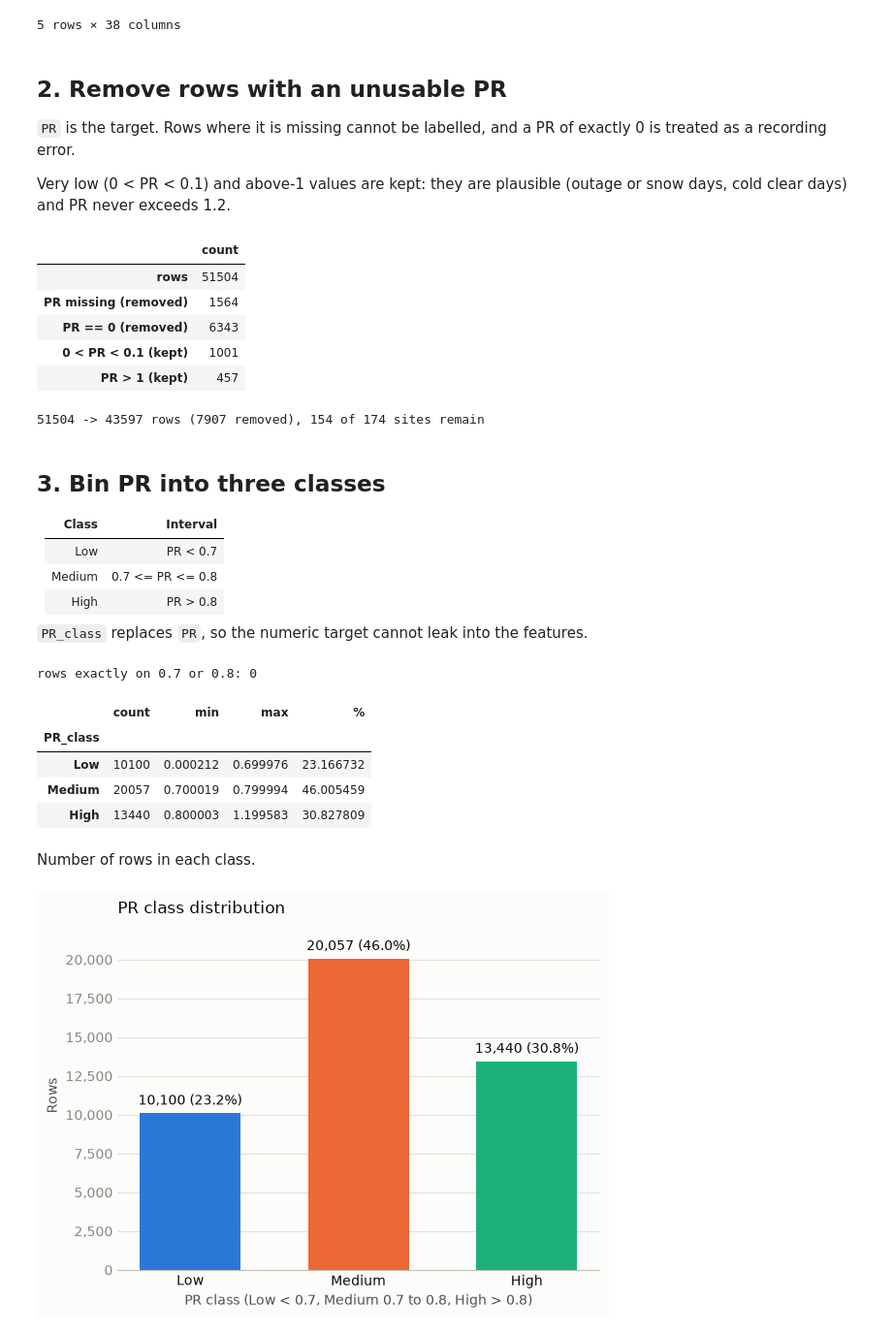
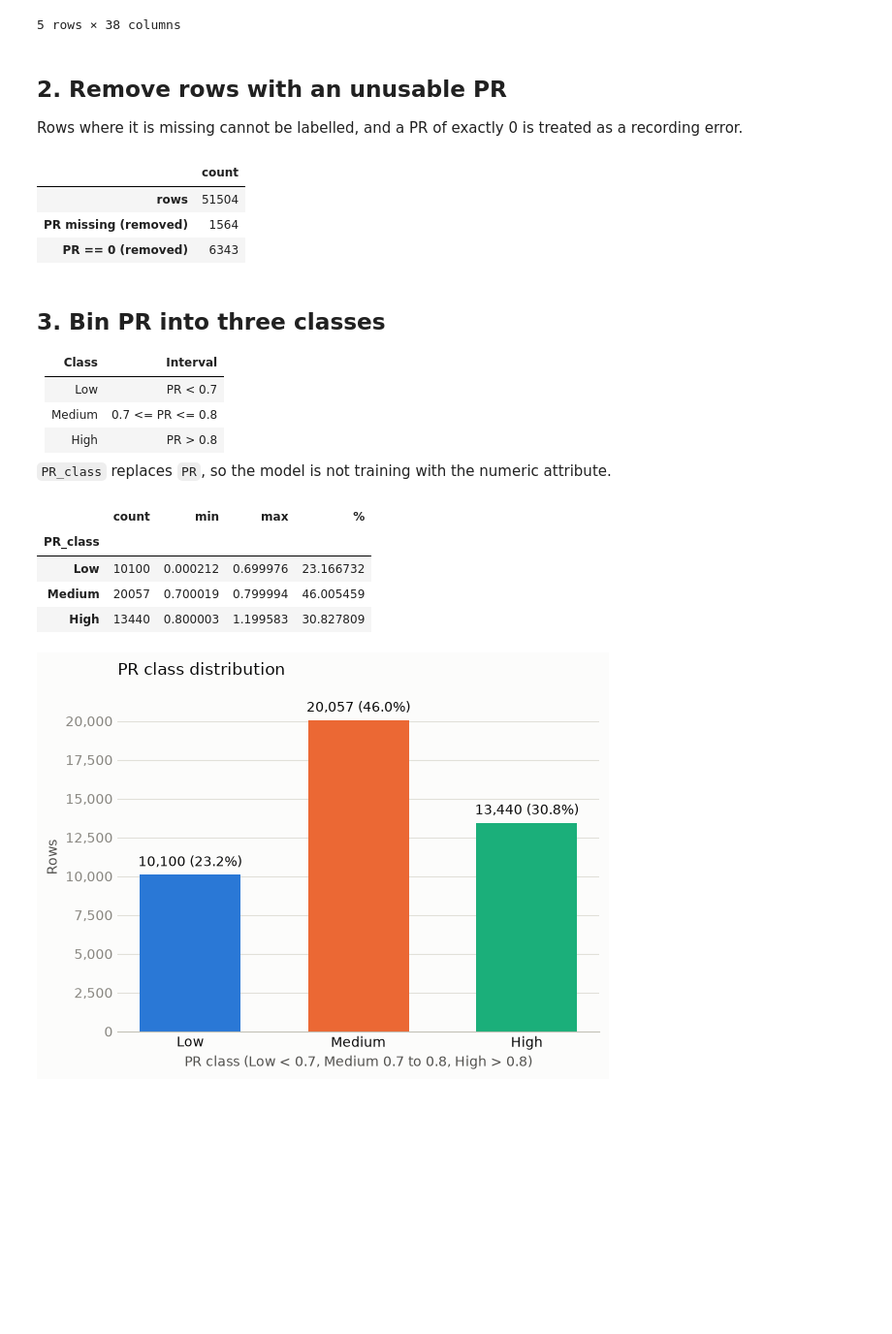
Before and after one commit to ilikecheezits/ml-q1, a Jupyter notebook: prepare_data.ipynb, the cells around one changed output. Shown at 97% size. Drawn from its saved outputs; the diff is of its cells as text; code cells hidden in the pictures; blank space fills up the shorter version.

```diff
--- a/prepare_data.ipynb
+++ b/prepare_data.ipynb
@@ -51,32 +45,21 @@ raw.head()
 # %% [markdown]
 ## 2. Remove rows with an unusable PR
 
-`PR` is the target. Rows where it is missing cannot be labelled, and a PR of exactly 0 is treated as a recording error.
-
-Very low (0 < PR < 0.1) and above-1 values are kept: they are plausible (outage or snow days, cold clear days) and PR never exceeds 1.2.
+Rows where it is missing cannot be labelled, and a PR of exactly 0 is treated as a recording error.
 # %%
 pr_missing = raw.PR.isna()
 pr_zero = raw.PR == 0
 
 pd.Series({
     "rows": len(raw),
     "PR missing (removed)": pr_missing.sum(),
-    "PR == 0 (removed)": pr_zero.sum(),
-    "0 < PR < 0.1 (kept)": raw.PR.between(0, 0.1, inclusive="neither").sum(),
-    "PR > 1 (kept)": (raw.PR > 1).sum(),
+    "PR == 0 (removed)": pr_zero.sum()
 }).to_frame("count")
 # %% [output]
 |  | count |
 | rows | 51504 |
 | PR missing (removed) | 1564 |
 | PR == 0 (removed) | 6343 |
-| 0 < PR < 0.1 (kept) | 1001 |
-| PR > 1 (kept) | 457 |
-# %%
-df = raw[~pr_missing & ~pr_zero].copy()
-print(f"{len(raw)} -> {len(df)} rows ({len(raw) - len(df)} removed), {df.randid.nunique()} of {raw.randid.nunique()} sites remain")
-# %% [output]
-51504 -> 43597 rows (7907 removed), 154 of 174 sites remain
 # %% [markdown]
 ## 3. Bin PR into three classes
 
@@ -86,23 +69,19 @@ print(f"{len(raw)} -> {len(df)} rows ({len(raw) - len(df)} removed), {df.randid.
 | Medium | 0.7 <= PR <= 0.8 |
 | High | PR > 0.8 |
 
-`PR_class` replaces `PR`, so the numeric target cannot leak into the features.
+`PR_class` replaces `PR`, so the model is not training with the numeric attribute.
 # %%
 pr_class = np.select([df.PR < 0.7, df.PR <= 0.8], ["Low", "Medium"], default="High")
 df.insert(df.columns.get_loc("PR"), "PR_class", pr_class)
 
-print("rows exactly on 0.7 or 0.8:", df.PR.isin([0.7, 0.8]).sum())
 summary = df.groupby("PR_class").PR.agg(["count", "min", "max"]).loc[["Low", "Medium", "High"]]
 summary.assign(**{"%": summary["count"] / len(df) * 100})
 # %% [output]
-rows exactly on 0.7 or 0.8: 0
 |  | count | min | max | % |
 | PR_class |  |  |  |  |
 | Low | 10100 | 0.000212 | 0.699976 | 23.166732 |
 | Medium | 20057 | 0.700019 | 0.799994 | 46.005459 |
 | High | 13440 | 0.800003 | 1.199583 | 30.827809 |
-# %% [markdown]
-Number of rows in each class.
 # %%
 import matplotlib.pyplot as plt
 
```
Also changed, not shown: parts of 13 cells of this notebook, 19 other files.
